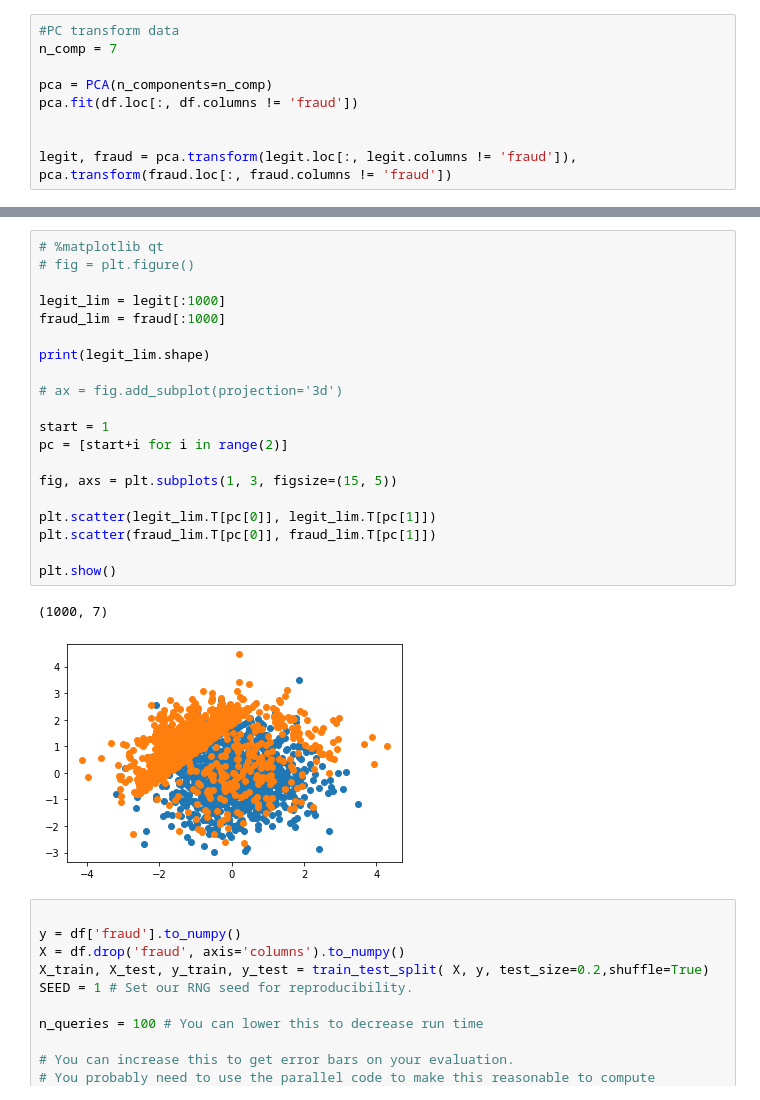
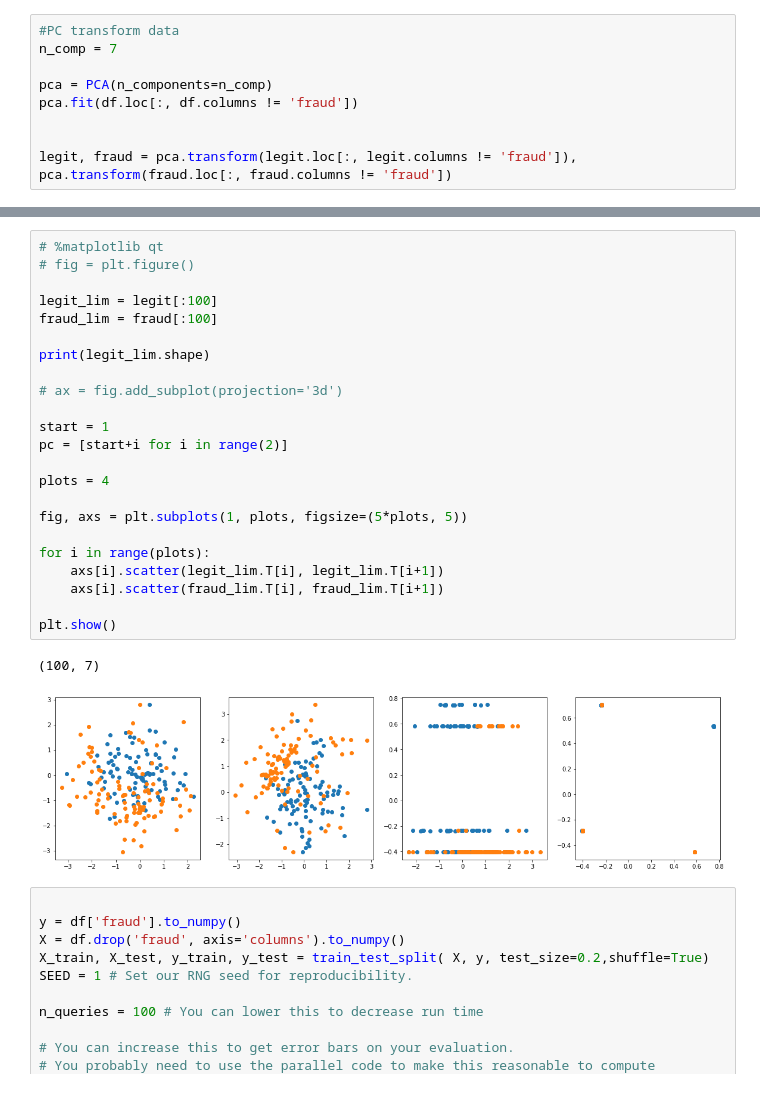
Before and after one commit to LucasEmcken/CCFraud, a Jupyter notebook: data_vis.ipynb, the cells around one changed output, grey strips where cells are left out. Cells and saved outputs as stored; diff of their text form.

```diff
--- a/data_vis.ipynb
+++ b/data_vis.ipynb
@@ -77,26 +78,29 @@ plt.show()
 # %%
 # %matplotlib qt
 # fig = plt.figure()
 
-legit_lim = legit[:1000]
-fraud_lim = fraud[:1000]
+legit_lim = legit[:100]
+fraud_lim = fraud[:100]
 
 print(legit_lim.shape)
 
 # ax = fig.add_subplot(projection='3d')
 
 start = 1
 pc = [start+i for i in range(2)]
 
-fig, axs = plt.subplots(1, 3, figsize=(15, 5))
+plots = 4
 
-plt.scatter(legit_lim.T[pc[0]], legit_lim.T[pc[1]])
-plt.scatter(fraud_lim.T[pc[0]], fraud_lim.T[pc[1]])
+fig, axs = plt.subplots(1, plots, figsize=(5*plots, 5))
+
+for i in range(plots):
+    axs[i].scatter(legit_lim.T[i], legit_lim.T[i+1])
+    axs[i].scatter(fraud_lim.T[i], fraud_lim.T[i+1])
 
 plt.show()
 # %% [output]
-(1000, 7)
+(100, 7)
-[figure, old version]
+[figure, new version]
 # %%
 
 y = df['fraud'].to_numpy()
```
Also changed, not shown: parts of 2 cells of this notebook.
